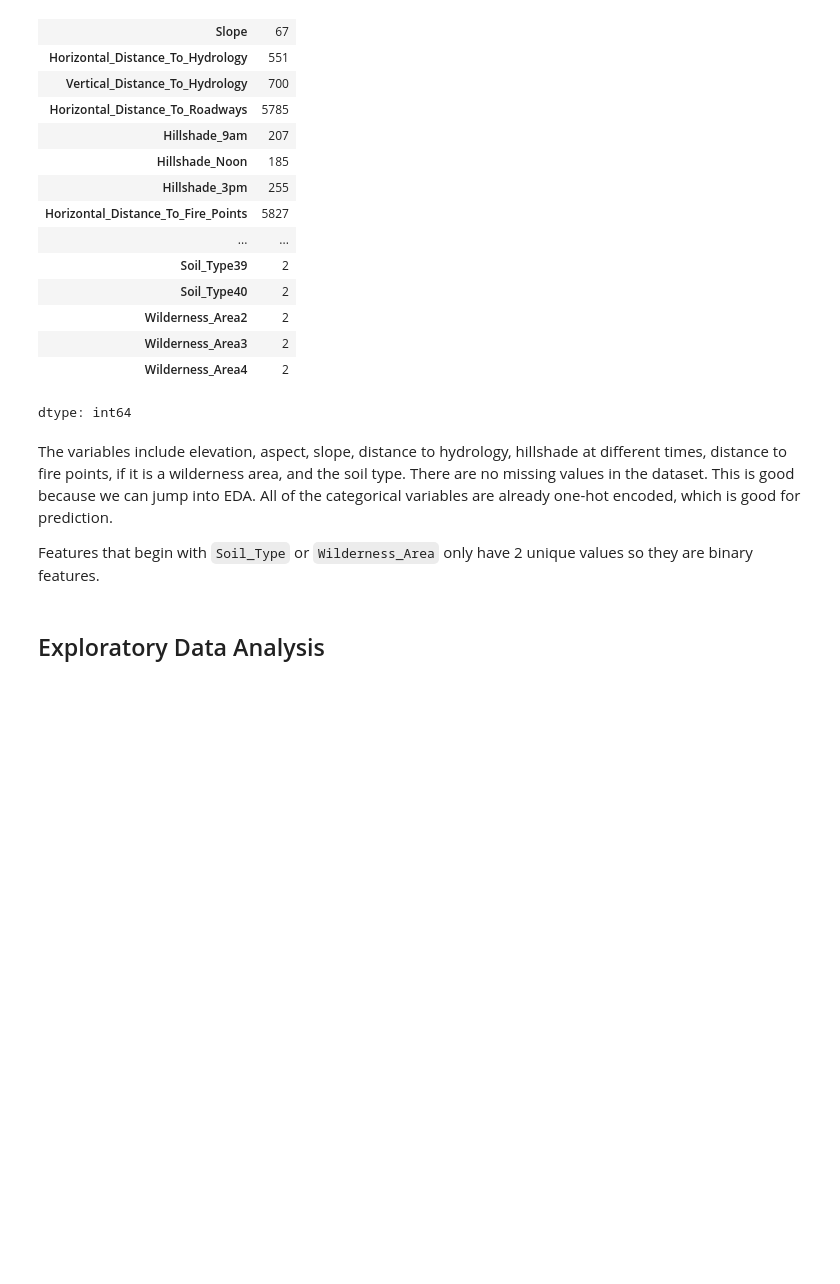
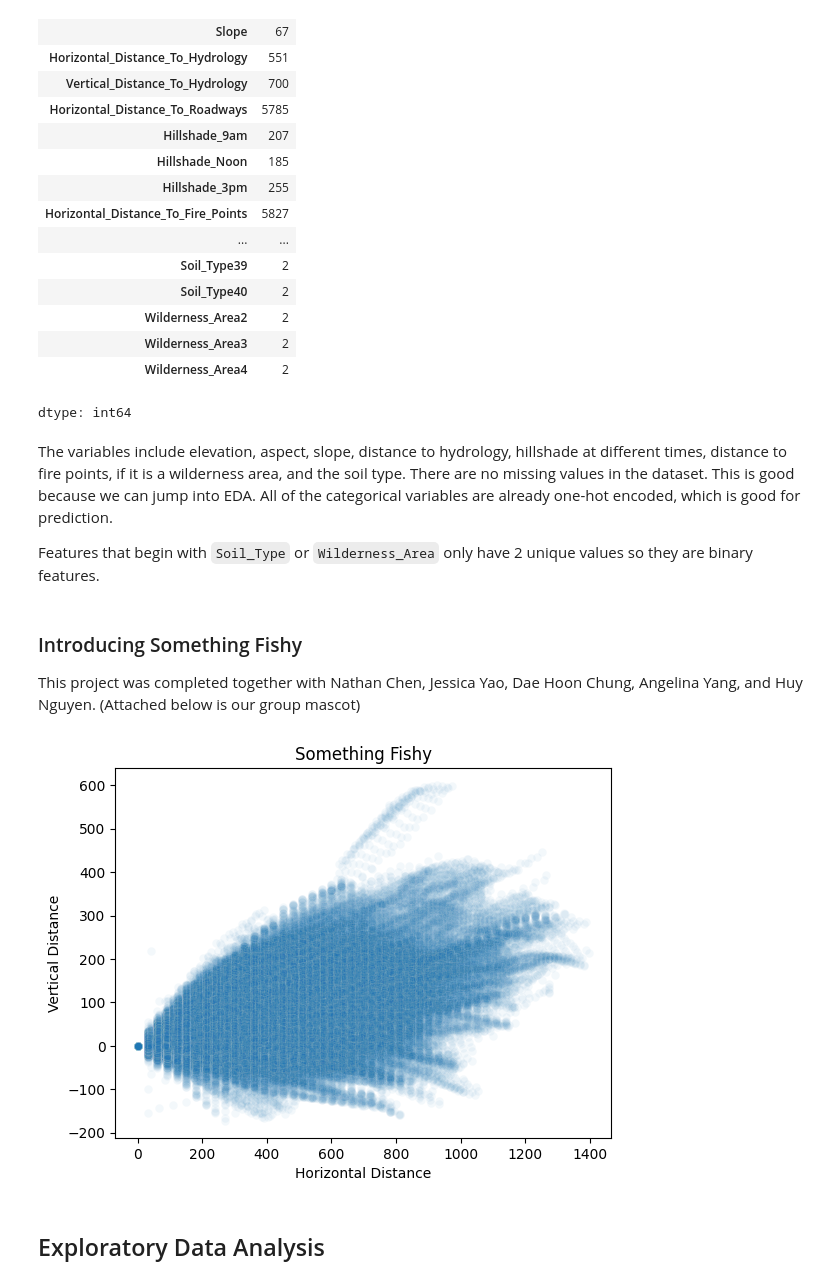
Before and after one commit to daechungus/CSM148-Final-Project, a Jupyter notebook: EDA_preprocessing_i_ii.ipynb, the cells around one changed output. Drawn from its saved outputs; the diff is of its cells as text; code cells hidden in the pictures; blank space fills up the shorter version.

```diff
--- a/EDA_preprocessing_i_ii.ipynb
+++ b/EDA_preprocessing_i_ii.ipynb
@@ -139,6 +143,20 @@ dtype: int64
 The variables include elevation, aspect, slope, distance to hydrology, hillshade at different times, distance to fire points, if it is a wilderness area, and the soil type. There are no missing values in the dataset. This is good because we can jump into EDA. All of the categorical variables are already one-hot encoded, which is good for prediction.
 
 Features that begin with `Soil_Type` or `Wilderness_Area` only have 2 unique values so they are binary features.
+# %% [markdown]
+### Introducing Something Fishy
+
+
+This project was completed together with Nathan Chen, Jessica Yao, Dae Hoon Chung, Angelina Yang, and Huy Nguyen. (Attached below is our group mascot)
+# %%
+# plot horizontal vs vertical distance to hydrology
+sns.scatterplot(data = df_combined, x = 'Horizontal_Distance_To_Hydrology', y = 'Vertical_Distance_To_Hydrology', alpha = 0.05)
+plt.title('Something Fishy')
+plt.xlabel('Horizontal Distance')
+plt.ylabel('Vertical Distance')
+plt.show()
+# %% [output]
+[figure, added]
 # %% [markdown]
 ## Exploratory Data Analysis
 # %%
```
Also changed, not shown: parts of 2 cells of this notebook.
